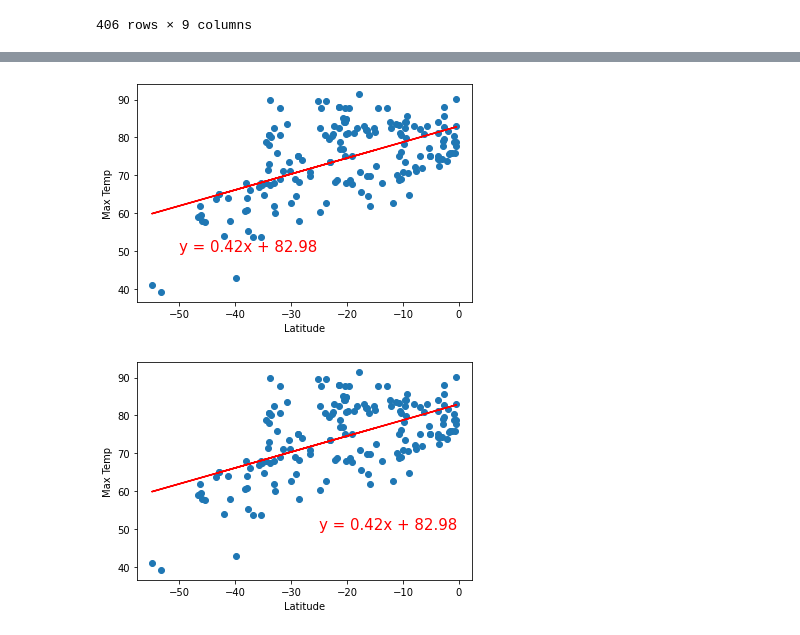
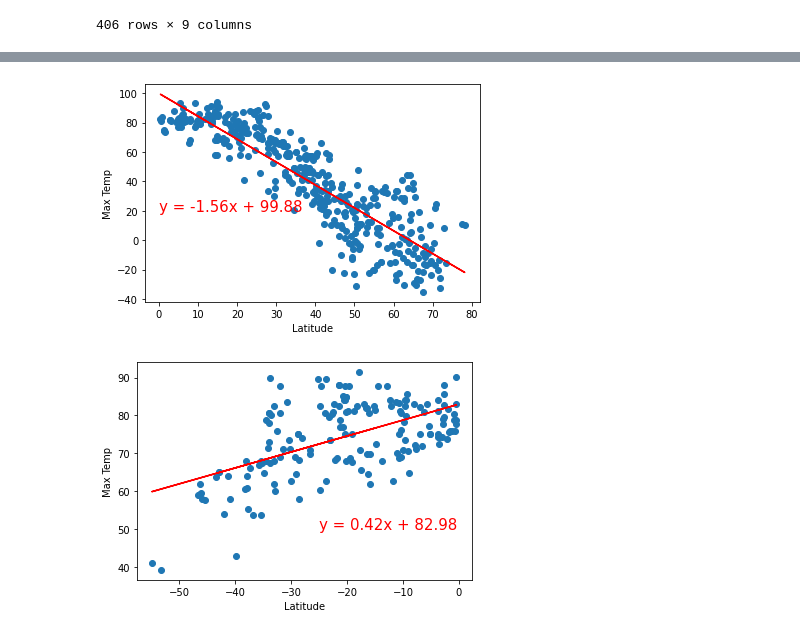
Before and after one commit to patlaw69/World_Weather_Analysis, a Jupyter notebook: WeatherPy.ipynb, the cells around one changed output, grey strips where cells are left out. Cells and saved outputs as stored; diff of their text form; code cells hidden in the pictures.

```diff
--- a/WeatherPy.ipynb
+++ b/WeatherPy.ipynb
@@ -367,15 +355,15 @@ city_data_df.loc[(city_data_df["Lat"] >= 0)].head()
 northern_hemi_df = city_data_df.loc[(city_data_df["Lat"] >= 0)]
 southern_hemi_df = city_data_df.loc[(city_data_df["Lat"] < 0)]
 # %%
-# Linear regression on the Southern Hemisphere max temps
-x_values = southern_hemi_df["Lat"]
-y_values = southern_hemi_df["Max Temp"]
+# Linear regression on the Northern Hemisphere
+x_values = northern_hemi_df["Lat"]
+y_values = northern_hemi_df["Max Temp"]
 # Call the function.
 plot_linear_regression(x_values, y_values,
-                       'Linear Regression on the Southern Hemisphere \nfor Maximum Temperature',
-                       'Max Temp',(-50,50))
+                       'Linear Regression on the Northern Hemisphere \
+                        for Maximum Temperature', 'Max Temp',(0,20))
 # %% [output]
-[figure, old version]
+[figure, new version]
 # %%
 # Linear regression on the Southern Hemisphere
 x_values = southern_hemi_df["Lat"]
```
Also changed, not shown: parts of 2 cells of this notebook, 1 other file.
